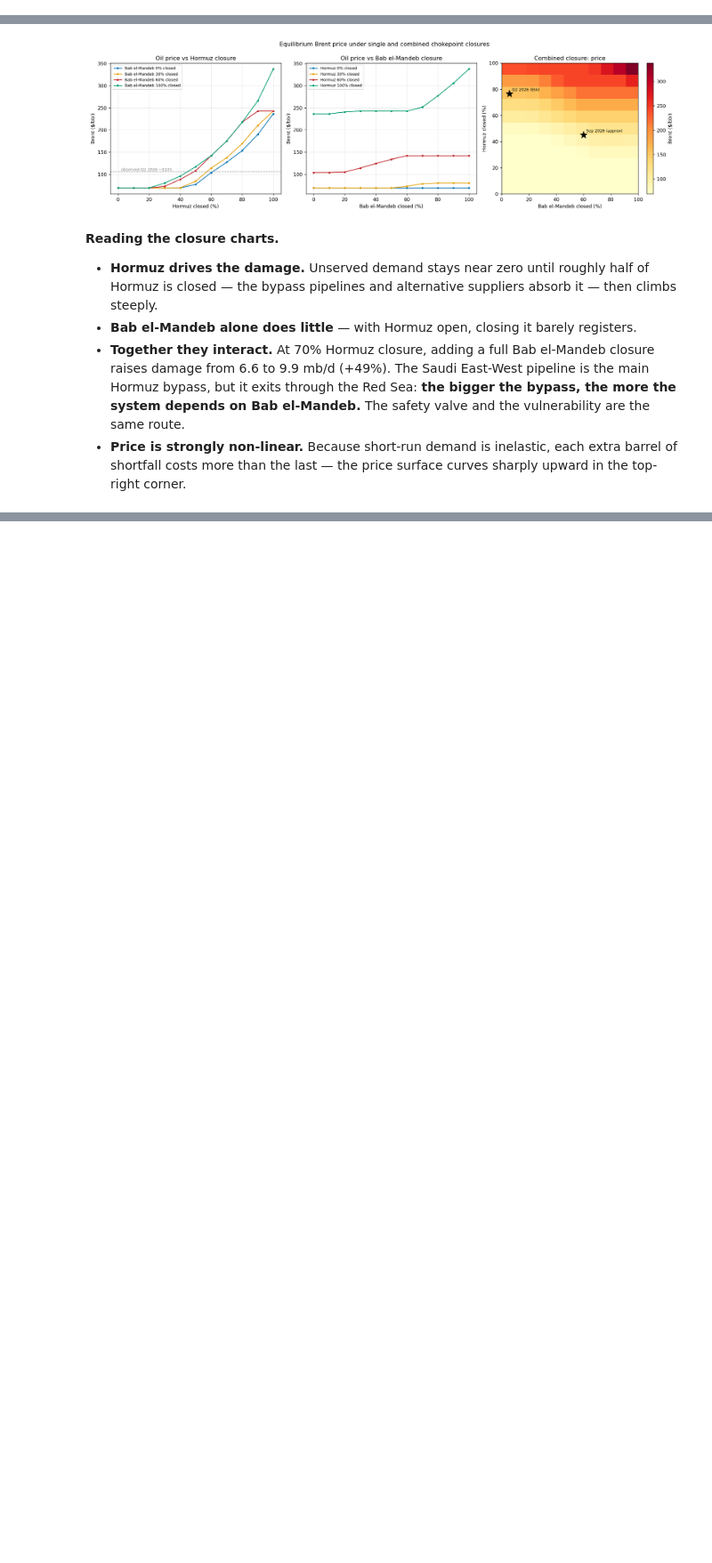
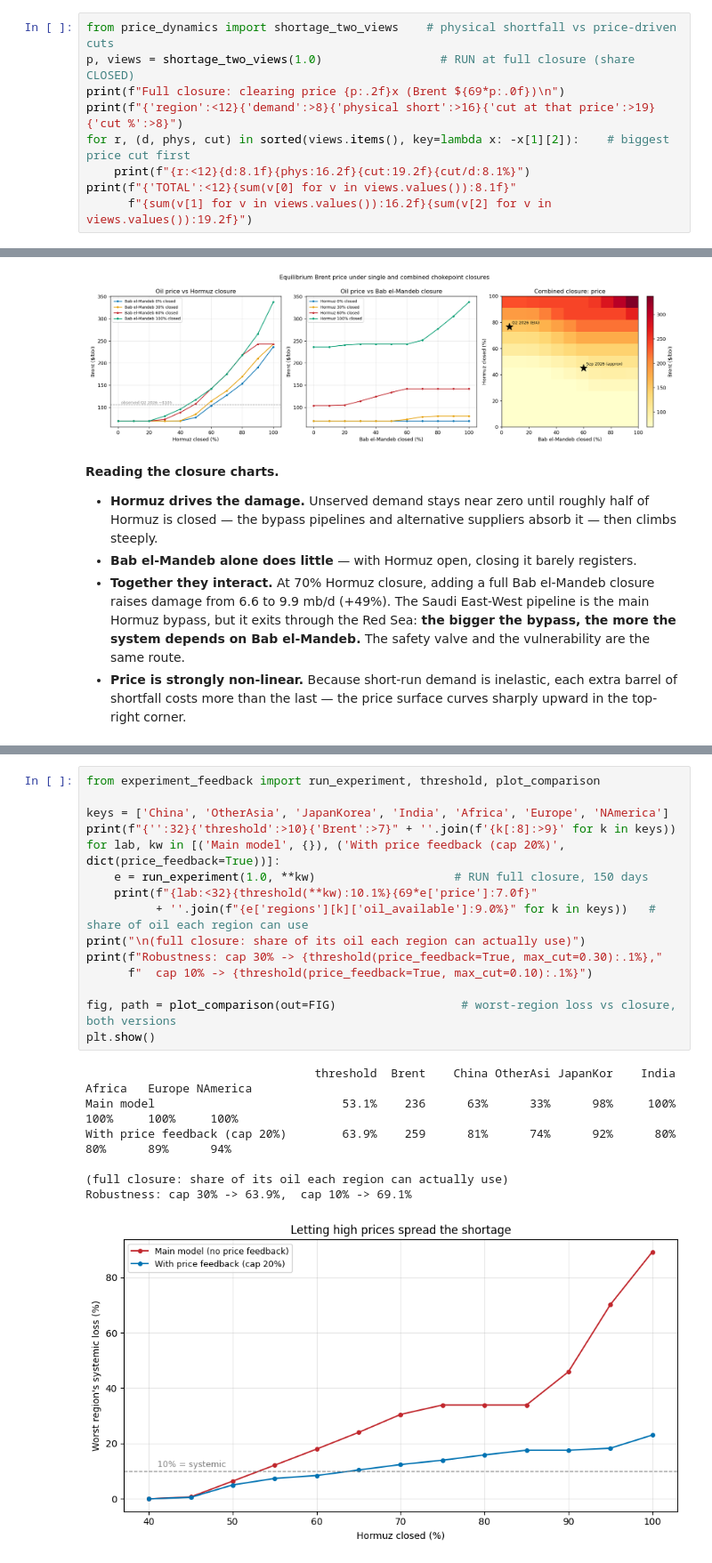
Before and after one commit to raed-ra/cits4403-oil-chokepoint, a Jupyter notebook: notebooks/main_analysis.ipynb, the cells around one changed output, grey strips where cells are left out. Shown at 89% size. Saved outputs shown, nothing was run; the diff lists cells and outputs as text; blank space fills up the shorter version.

```diff
--- a/notebooks/main_analysis.ipynb
+++ b/notebooks/main_analysis.ipynb
@@ -355,0 +380,9 @@ fig.tight_layout(); fig.savefig(f'{FIG}/2_price_dynamics.png', dpi=130); plt.sho
+# %%
+from price_dynamics import shortage_two_views    # physical shortfall vs price-driven cuts
+p, views = shortage_two_views(1.0)                 # RUN at full closure (share CLOSED)
+print(f"Full closure: clearing price {p:.2f}x (Brent ${69*p:.0f})\n")
+print(f"{'region':<12}{'demand':>8}{'physical short':>16}{'cut at that price':>19}{'cut %':>8}")
+for r, (d, phys, cut) in sorted(views.items(), key=lambda x: -x[1][2]):    # biggest price cut first
+    print(f"{r:<12}{d:8.1f}{phys:16.2f}{cut:19.2f}{cut/d:8.1%}")
+print(f"{'TOTAL':<12}{sum(v[0] for v in views.values()):8.1f}"
+      f"{sum(v[1] for v in views.values()):16.2f}{sum(v[2] for v in views.values()):19.2f}")
@@ -710,0 +861,23 @@ Sep 2026 (approx)    Hormuz 45%  Bab 60%  ->  unserved  3.80 mb/d   Brent $  97
+# %%
+from experiment_feedback import run_experiment, threshold, plot_comparison
+
+keys = ['China', 'OtherAsia', 'JapanKorea', 'India', 'Africa', 'Europe', 'NAmerica']
+print(f"{'':32}{'threshold':>10}{'Brent':>7}" + ''.join(f'{k[:8]:>9}' for k in keys))
+for lab, kw in [('Main model', {}), ('With price feedback (cap 20%)', dict(price_feedback=True))]:
+    e = run_experiment(1.0, **kw)                    # RUN full closure, 150 days
+    print(f"{lab:<32}{threshold(**kw):10.1%}{69*e['price']:7.0f}"
+          + ''.join(f"{e['regions'][k]['oil_available']:9.0%}" for k in keys))   # share of oil each region can use
+print("\n(full closure: share of its oil each region can actually use)")
+print(f"Robustness: cap 30% -> {threshold(price_feedback=True, max_cut=0.30):.1%},"
+      f"  cap 10% -> {threshold(price_feedback=True, max_cut=0.10):.1%}")
+
+fig, path = plot_comparison(out=FIG)                  # worst-region loss vs closure, both versions
+plt.show()
+# %% [output]
+                                 threshold  Brent    China OtherAsi JapanKor    India   Africa   Europe NAmerica
+Main model                           53.1%    236      63%      33%      98%     100%     100%     100%     100%
+With price feedback (cap 20%)        63.9%    259      81%      74%      92%      80%      80%      89%      94%
+
+(full closure: share of its oil each region can actually use)
+Robustness: cap 30% -> 63.9%,  cap 10% -> 69.1%
+[figure, added]
```
Also changed, not shown: parts of 12 cells of this notebook, 18 other files.
